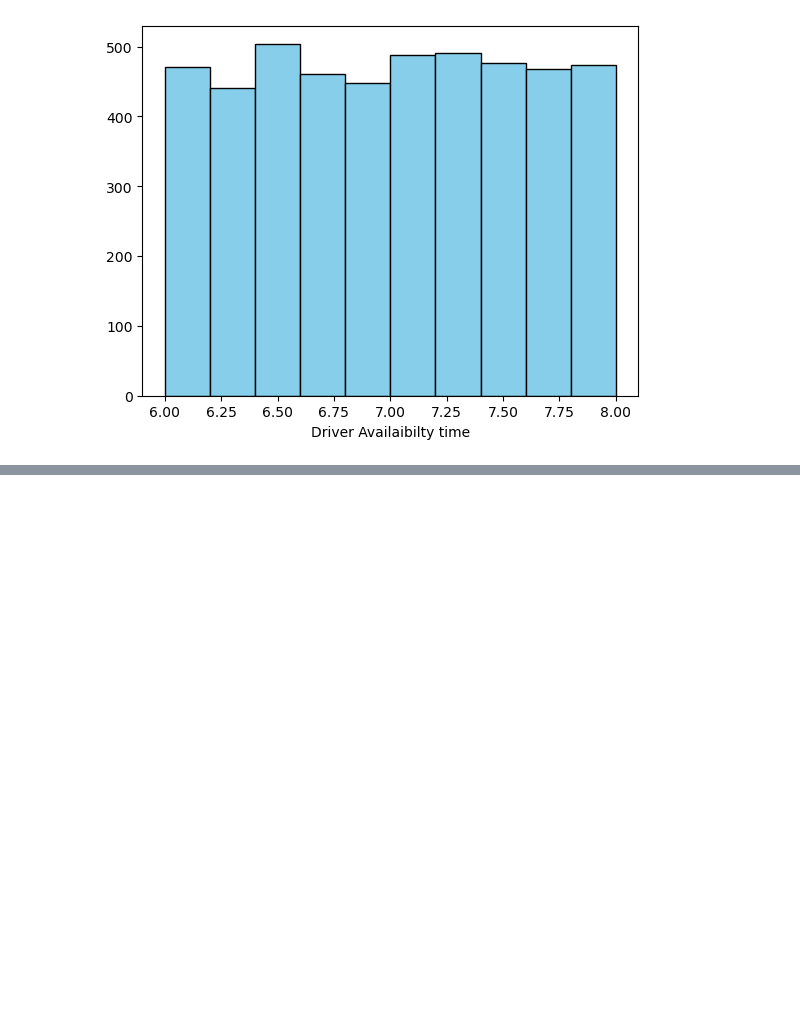
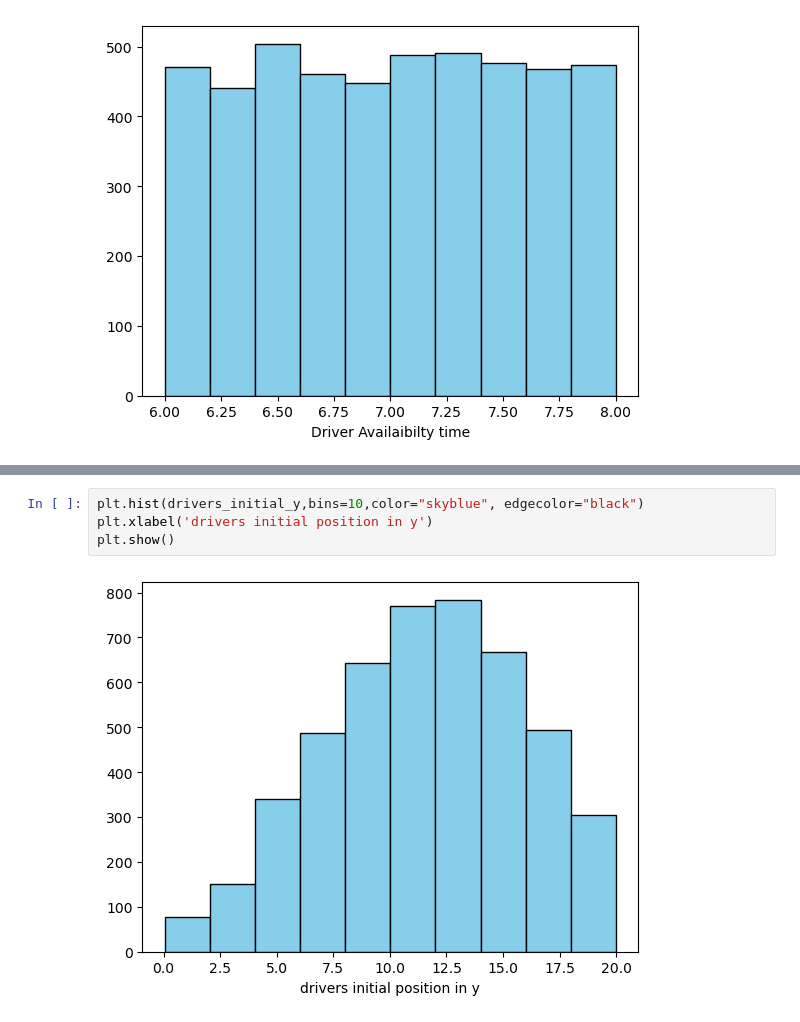
Before and after one commit to fakhruddin-12/Simulation, a Jupyter notebook: data simulate.ipynb, the cells around one changed output, grey strips where cells are left out. Cells and saved outputs as stored; diff of their text form; blank space fills up the shorter version.

```diff
--- a/data simulate.ipynb
+++ b/data simulate.ipynb
@@ -120,0 +159,6 @@ plt.show()
+# %%
+plt.hist(drivers_initial_y,bins=10,color="skyblue", edgecolor="black")
+plt.xlabel('drivers initial position in y')
+plt.show()
+# %% [output]
+[figure, added]
```
Also changed, not shown: parts of 13 cells of this notebook.
